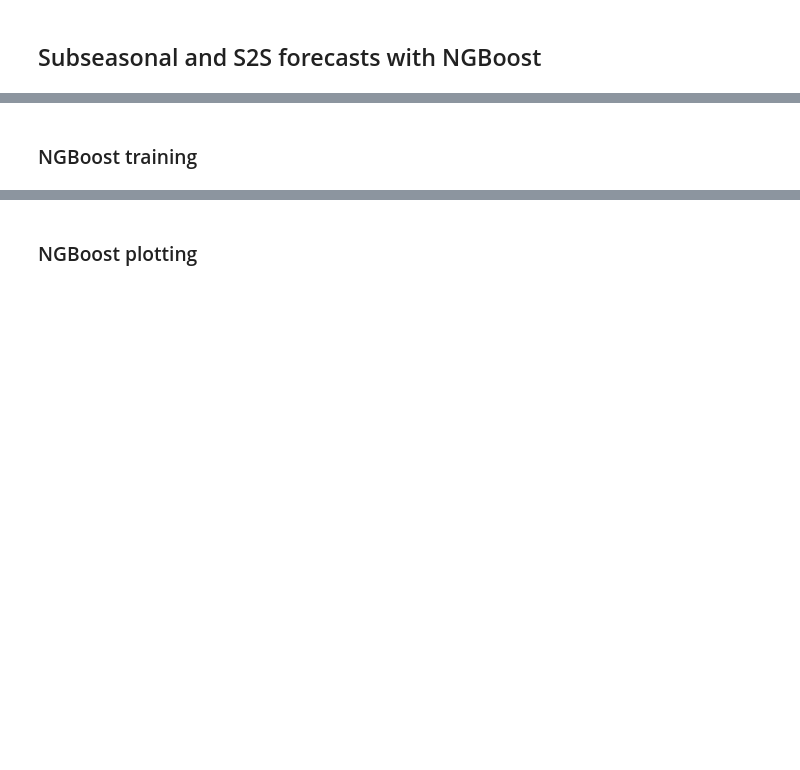
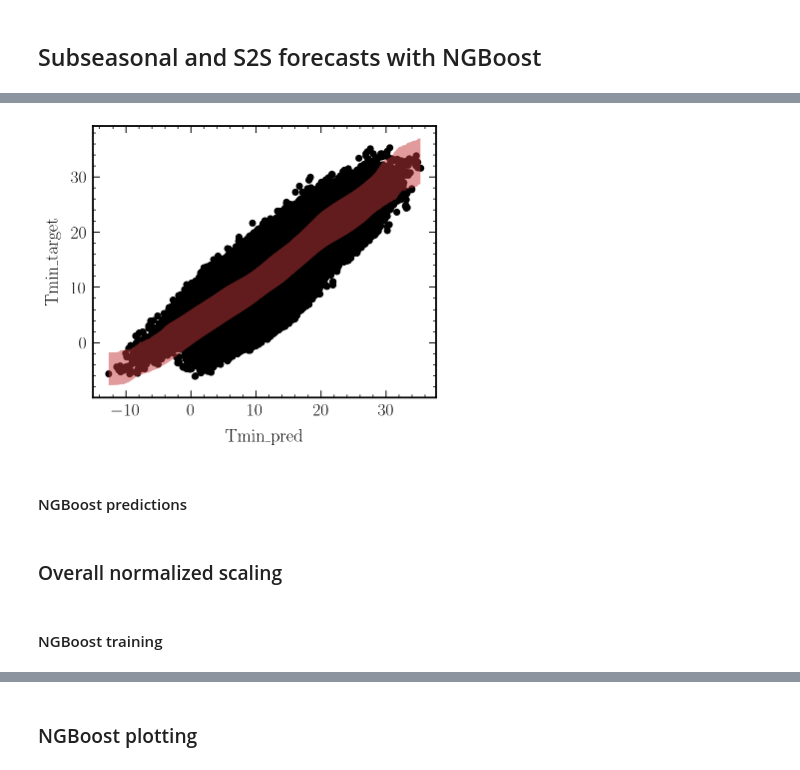
Before and after one commit to jtbuch/SEASFire, a Jupyter notebook: scripts/seas_climate_pred.ipynb, the cells around one changed output, grey strips where cells are left out. Cells and saved outputs as stored; diff of their text form; code cells hidden in the pictures; blank space fills up the shorter version.

```diff
--- a/scripts/seas_climate_pred.ipynb
+++ b/scripts/seas_climate_pred.ipynb
@@ -126,0 +141,2 @@ clim_df.to_hdf('../data/clim_12km_1952_2023_data.h5', key= 'df', mode= 'w')
+# %%
+clim_df= pd.read_hdf('../data/clim_12km_1952_2023_data.h5')
@@ -126,0 +194,30 @@ clim_df.to_hdf('../data/clim_12km_1952_2023_data.h5', key= 'df', mode= 'w')
+# %%
+target_arr= np.append(np.append(np.append(np.arange(5, 855, 12), np.arange(5, 855, 12)+1), np.arange(5, 855, 12)+2), np.arange(5, 855, 12)+3)
+lead1mons_pred_arr= target_arr - 1
+lead2mons_pred_arr= target_arr - 2
+lead3mons_pred_arr= target_arr - 3
+#lead4mons_pred_arr= target_arr - 4
+#lead5mons_pred_arr= target_arr - 5
+
+lead1mons_pred_df= clim_df[clim_df['time'].isin(lead1mons_pred_arr)].dropna()[input_var_arr].reset_index().drop(columns= ['index'])
+lead2mons_pred_df= clim_df[clim_df['time'].isin(lead2mons_pred_arr)].dropna()[input_var_arr].reset_index().drop(columns= ['index'])
+lead3mons_pred_df= clim_df[clim_df['time'].isin(lead3mons_pred_arr)].dropna()[input_var_arr].reset_index().drop(columns= ['index'])
+#lead4mons_pred_df= clim_df[clim_df['time'].isin(lead4mons_pred_arr)].dropna()[input_var_arr].reset_index().drop(columns= ['index'])
+#lead5mons_pred_df= clim_df[clim_df['time'].isin(lead5mons_pred_arr)].dropna()[input_var_arr].reset_index().drop(columns= ['index'])
+
+tmax_target_df= clim_df[clim_df['time'].isin(target_arr)].dropna()['Tmax'].reset_index().drop(columns= ['index']).rename(columns= {'Tmax': 'Tmax_target'})
+prec_target_df= clim_df[clim_df['time'].isin(target_arr)].dropna()['Prec'].reset_index().drop(columns= ['index']).rename(columns= {'Prec': 'Prec_target'})
+vpd_target_df= clim_df[clim_df['time'].isin(target_arr)].dropna()['VPD'].reset_index().drop(columns= ['index']).rename(columns= {'VPD': 'VPD_target'})
+ffwi_target_df= clim_df[clim_df['time'].isin(target_arr)].dropna()['FFWI_max7'].reset_index().drop(columns= ['index']).rename(columns= {'FFWI_max7': 'FFWI_target'})
+tmin_target_df= clim_df[clim_df['time'].isin(target_arr)].dropna()['Tmin'].reset_index().drop(columns= ['index']).rename(columns= {'Tmin': 'Tmin_target'})
+
+lead1mons_df= pd.concat([lead1mons_pred_df, tmax_target_df, prec_target_df, vpd_target_df, tmin_target_df, ffwi_target_df], axis= 1).replace(-999, np.nan)
+#lead1mons_df['Elev']= (lead1mons_df['Elev'] - lead1mons_df['Elev'].min())/(lead1mons_df['Elev'].max() - lead1mons_df['Elev'].min())
+lead2mons_df= pd.concat([lead2mons_pred_df, tmax_target_df, prec_target_df, vpd_target_df, tmin_target_df, ffwi_target_df], axis= 1).replace(-999, np.nan)
+lead3mons_df= pd.concat([lead3mons_pred_df, tmax_target_df, prec_target_df, vpd_target_df, tmin_target_df, ffwi_target_df], axis= 1).replace(-999, np.nan)
+#lead4mons_df= pd.concat([lead4mons_pred_df, tmax_target_df, prec_target_df, vpd_target_df, tmin_target_df, ffwi_target_df], axis= 1).replace(-999, np.nan)
+#lead5mons_df= pd.concat([lead5mons_pred_df, tmax_target_df, prec_target_df, vpd_target_df, tmin_target_df, ffwi_target_df], axis= 1).replace(-999, np.nan)
+
+pred_arr_dynamic= {'Tmax': ['Tmax', 'Solar', 'RH', 'SM_0_100cm', 'PDSI'], 'Prec': ['Prec', 'Tmax', 'Solar', 'RH', 'SM_0_100cm', 'PDSI', 'CAPE'], \
+                   'VPD': ['VPD', 'Tmax', 'Prec', 'Solar', 'RH', 'SM_0_100cm', 'PDSI'], 'FFWI': ['FFWI_max7', 'Tmax', 'Prec', 'Solar', 'RH', 'SM_0_100cm', 'PDSI'], \
+                    'Tmin': ['Tmin', 'Tmax', 'Prec', 'Solar', 'RH', 'SM_0_100cm', 'PDSI']} #'nino34'
@@ -126,0 +311,14 @@ clim_df.to_hdf('../data/clim_12km_1952_2023_data.h5', key= 'df', mode= 'w')
+# %%
+plt.scatter(X_val_poly[:, 1]*X.iloc[X_val.index][pred_var + '_std'] + X.iloc[X_val.index][pred_var + '_mean'], Y_val*X.iloc[X_val.index][pred_var + '_std'] + X.iloc[X_val.index][pred_var + '_mean'], color= 'black')
+
+Y_pred_low_1sig= (Y_dists.params['loc'] - 1.96 * Y_dists.params['scale'])*X.iloc[X_val.index][pred_var + '_std'] + X.iloc[X_val.index][pred_var + '_mean']
+Y_pred_high_1sig= (Y_dists.params['loc'] + 1.96 * Y_dists.params['scale'])*X.iloc[X_val.index][pred_var + '_std'] + X.iloc[X_val.index][pred_var + '_mean']
+plt.fill_between(np.sort(X_val_poly[:, 1]*X.iloc[X_val.index][pred_var + '_std'] + X.iloc[X_val.index][pred_var + '_mean']), np.sort(Y_pred_low_1sig), \
+                                                np.sort(Y_pred_high_1sig), alpha= 0.5)
+plt.xlabel(r'%s_pred'%pred_var, fontsize= 18)
+plt.ylabel(r'%s_target'%pred_var, fontsize= 18)
+plt.show()
+# %% [output]
+[figure, added]
+# %% [markdown]
+#### NGBoost predictions
@@ -127,2 +397,4 @@ clim_df.to_hdf('../data/clim_12km_1952_2023_data.h5', key= 'df', mode= 'w')
+# %% [markdown]
+### Overall normalized scaling
 # %%
 clim_df= pd.read_hdf('../data/clim_12km_1952_2023_data.h5')
@@ -165,3 +438,3 @@ pred_arr_dynamic= {'Tmax': ['Tmax', 'Solar', 'RH', 'SM_0_100cm', 'PDSI'], 'Prec'
 # %% [markdown]
-### NGBoost training
+#### NGBoost training
 # %%
```
Also changed, not shown: parts of 40 cells of this notebook, 1 other file.
